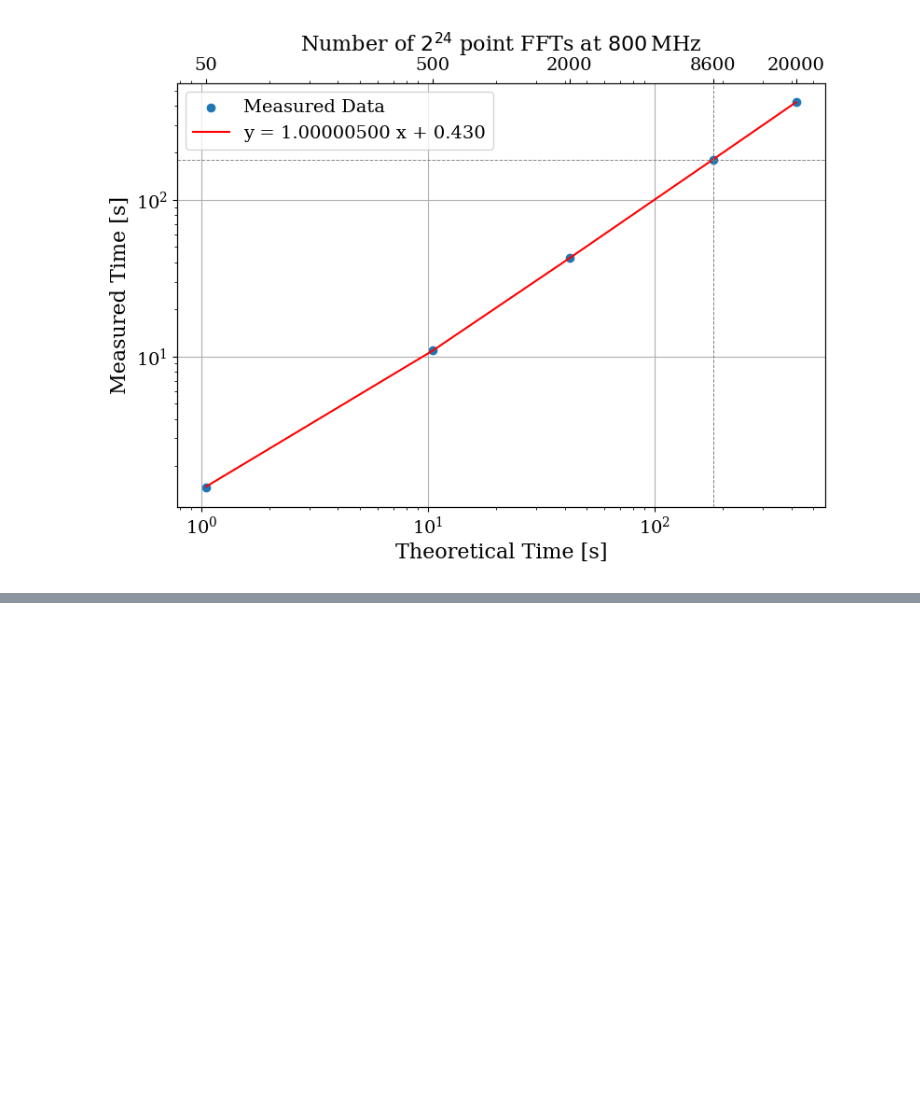
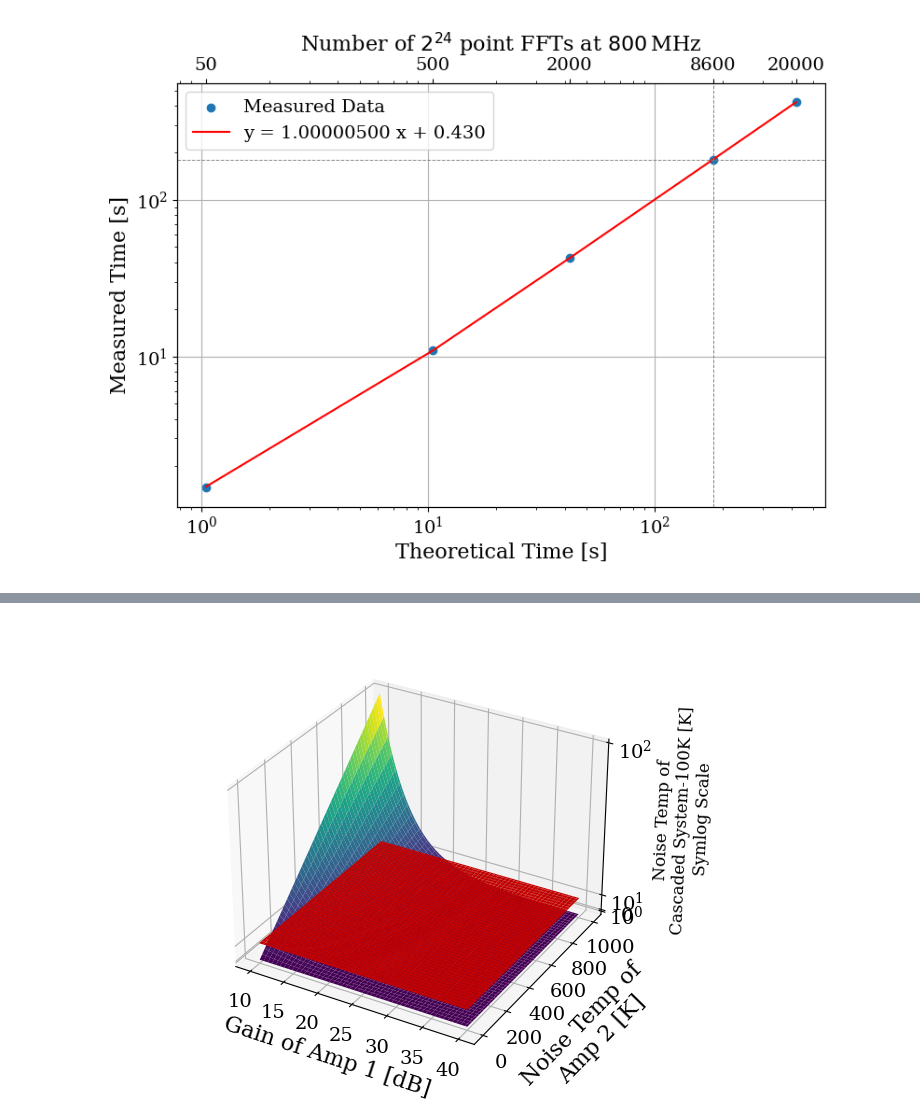
Before and after one commit to josephmlev/darkRadio, a Jupyter notebook: thesis/ch2/CH2.ipynb, the cells around one changed output, grey strips where cells are left out. Saved outputs shown, nothing was run; the diff lists cells and outputs as text; code cells hidden in the pictures; blank space fills up the shorter version.

```diff
--- a/thesis/ch2/CH2.ipynb
+++ b/thesis/ch2/CH2.ipynb
@@ -72,0 +106,47 @@ Fit parameters: a = 1.0000050040455755, b = 0.42994620933320615
+# %%
+# Define parameters
+G1 = np.linspace(10, 40, 100) # Gain in dB
+T1 = 100 # K
+T2 = np.linspace(0, 1000, 100) # Noise temperature in K
+
+# Convert gain from dB to linear scale
+G1_linear = 10**(G1/10)
+
+# Create meshgrid for G1 and T2
+G1_grid, T2_grid = np.meshgrid(G1_linear, T2)
+
+# Define functions
+def tempToF(T, T0=290):
+    return 1 + (T / T0)
+
+def friis(G1, T1, T2):
+    F1 = tempToF(T1)
+    F2 = tempToF(T2)
+    return F1 + ((F2 - 1) / G1)
+
+def fToTemp(F, T0=290):
+    return (F - 1) * T0
+
+# Calculate Friis noise temperature
+friis_temp = fToTemp(friis(G1_grid, T1, T2_grid))-100
+
+# Plotting
+fig = plt.figure()
+ax = fig.add_subplot(111, projection='3d')
+ax.plot_surface(10*np.log10(G1_grid), T2_grid, friis_temp, cmap='viridis')
+ax.plot_surface(10*np.log10(G1_grid), T2_grid, np.full_like(G1_grid,fill_value=10), color='r', alpha=1)
+#ax.plot_wireframe(10*np.log10(G1_grid), T2_grid, np.ones_like(friis_temp), color='r', linestyle='--', alpha=1)
+
+
+
+# Labels and title
+ax.set_xlabel('Gain of Amp 1 [dB]', labelpad = 6)
+ax.set_ylabel('Noise Temp of \nAmp 2 [K]', labelpad = 14)
+ax.set_zlabel('Noise Temp of \nCascaded System-100K [K] \nSymlog Scale', labelpad = 14, fontsize = 12)
+ax.set_zscale('symlog')
+plt.tight_layout(pad=2)
+plt.grid()
+
+plt.show()
+# %% [output]
+[figure, added]
```
Also changed, not shown: parts of 4 cells of this notebook, 3 other files.
